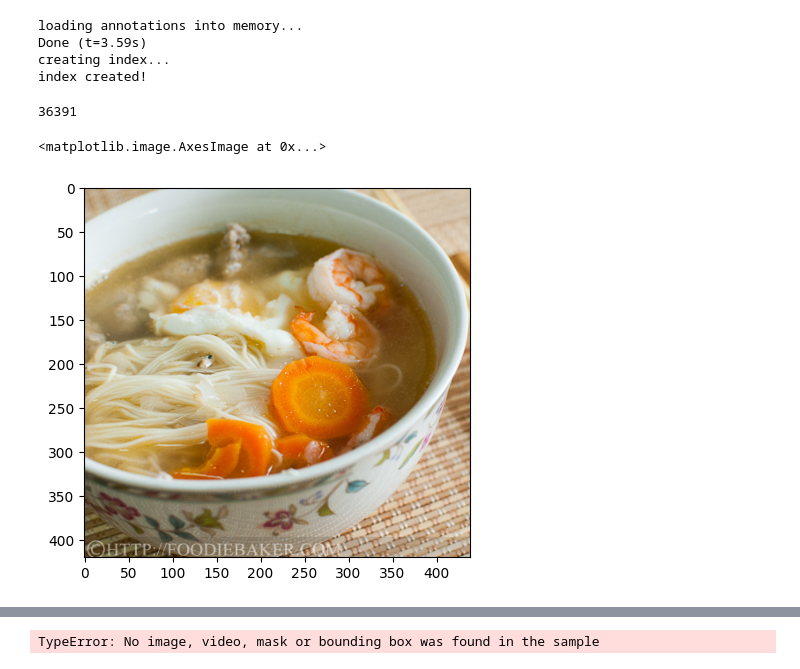
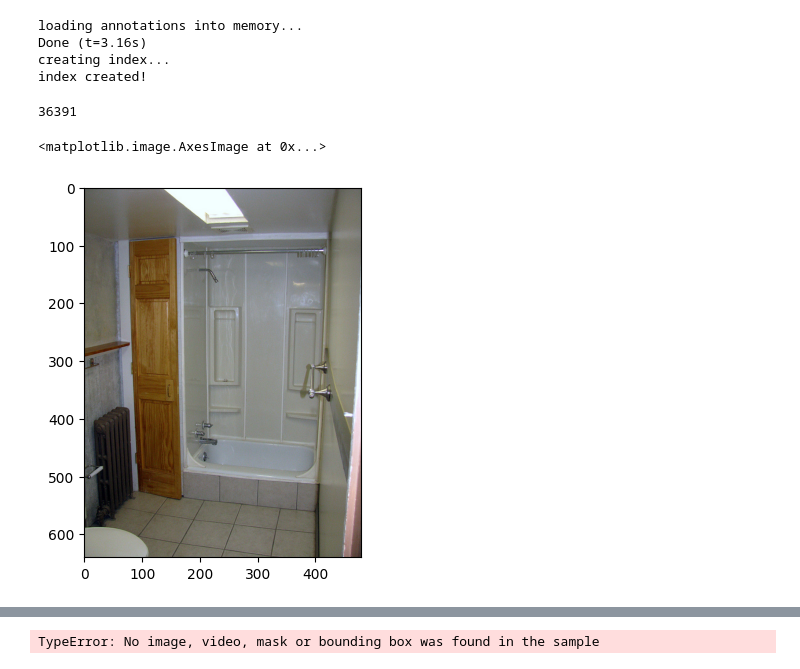
Before and after one commit to mbisan/outlier-detection, a Jupyter notebook: notebooks/test.ipynb, the cells around one changed output, grey strips where cells are left out. Cells and saved outputs as stored; diff of their text form; code cells hidden in the pictures.

```diff
--- a/notebooks/test.ipynb
+++ b/notebooks/test.ipynb
@@ -12,16 +16,19 @@ import matplotlib.pyplot as plt
 # %%
 from data.coco_dataset import COCODataset, USED_CATEGORIES
 # %%
-ds = COCODataset("./datasets/COCO2014", sup_cats=USED_CATEGORIES)
+ds = COCODataset("./datasets/COCO2014", 512, 256, sup_cats=USED_CATEGORIES)
 len(ds)
 # %% [output]
 loading annotations into memory...
-Done (t=3.59s)
+Done (t=3.16s)
 creating index...
 index created!
 36391
+# %%
+img_src = read_image("datasets/COCO2014/val2014/val2014/COCO_val2014_000000000042.jpg")
+img_trg = read_image("datasets/COCO2014/val2014/val2014/COCO_val2014_000000581863.jpg")
 # %%
-plt.imshow(ds[1][0].permute(1, 2, 0))
+plt.imshow(img_trg.permute(1, 2, 0))
 # %% [output]
 <matplotlib.image.AxesImage at 0x...>
-[figure, old version]
+[figure, new version]
```
Also changed, not shown: parts of 7 cells of this notebook, 3 other files.
